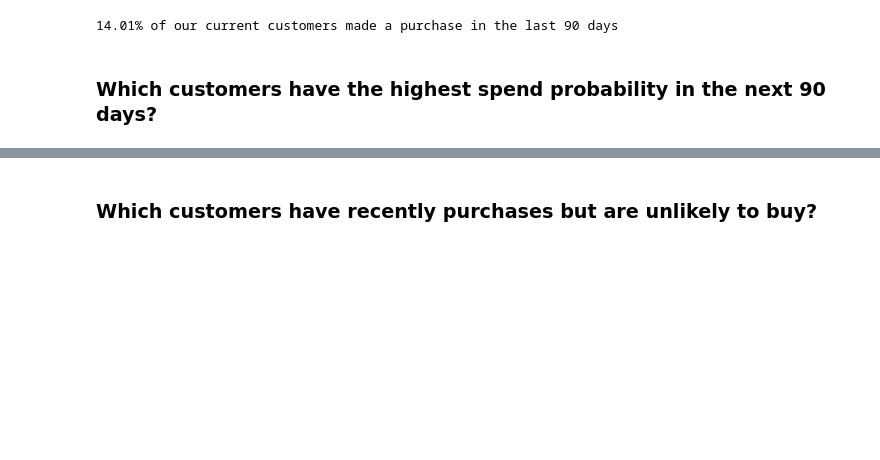
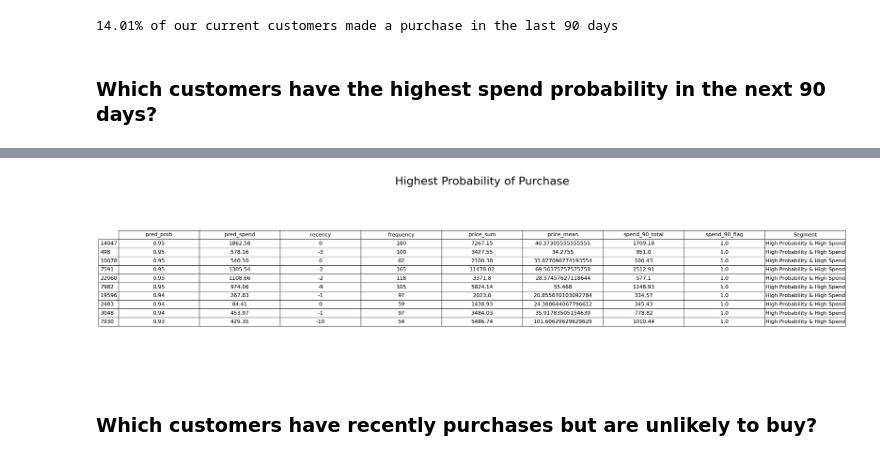
Before and after one commit to gregorywmorris/cdnow-customer-value, a Jupyter notebook: src/notebooks/customer_ltv.ipynb, the cells around one changed output, grey strips where cells are left out. Drawn from its saved outputs; the diff is of its cells as text; code cells hidden in the pictures; blank space fills up the shorter version.

```diff
--- a/src/notebooks/customer_ltv.ipynb
+++ b/src/notebooks/customer_ltv.ipynb
@@ -2111,3 +2168,26 @@ predictions_df.sort_values('pred_prob', ascending=False).head(10)
+# %%
+# Sort by pred_prob and get top 10
+highest_prob = predictions_round.sort_values('pred_prob', ascending=False).head(10)
+
+# Set up a figure
+fig, ax = plt.subplots(figsize=(20, 10))  # set size frame
+ax.axis('off')  # no axes
+ax.set_title('Highest Probability of Purchase', fontsize=34)
+
+# Create a table plot
+tbl = table(ax, highest_prob, loc='center', cellLoc='center', colWidths=[0.1]*len(highest_prob.columns))
+
+# Style the table
+tbl.auto_set_font_size(False)
+tbl.set_fontsize(16)
+tbl.scale(2.2, 2.2)
+
+# Save the table as an image
+image_path = '../../images/top_10_prob.png'
+plt.savefig(image_path, bbox_inches='tight', pad_inches=0.1)
+plt.show()
+# %% [output]
+[figure, added]
 # %% [markdown]
 ### Which customers have recently purchases but are unlikely to buy?
 # %% [markdown]
```
Also changed, not shown: parts of 12 cells of this notebook, 10 other files.
